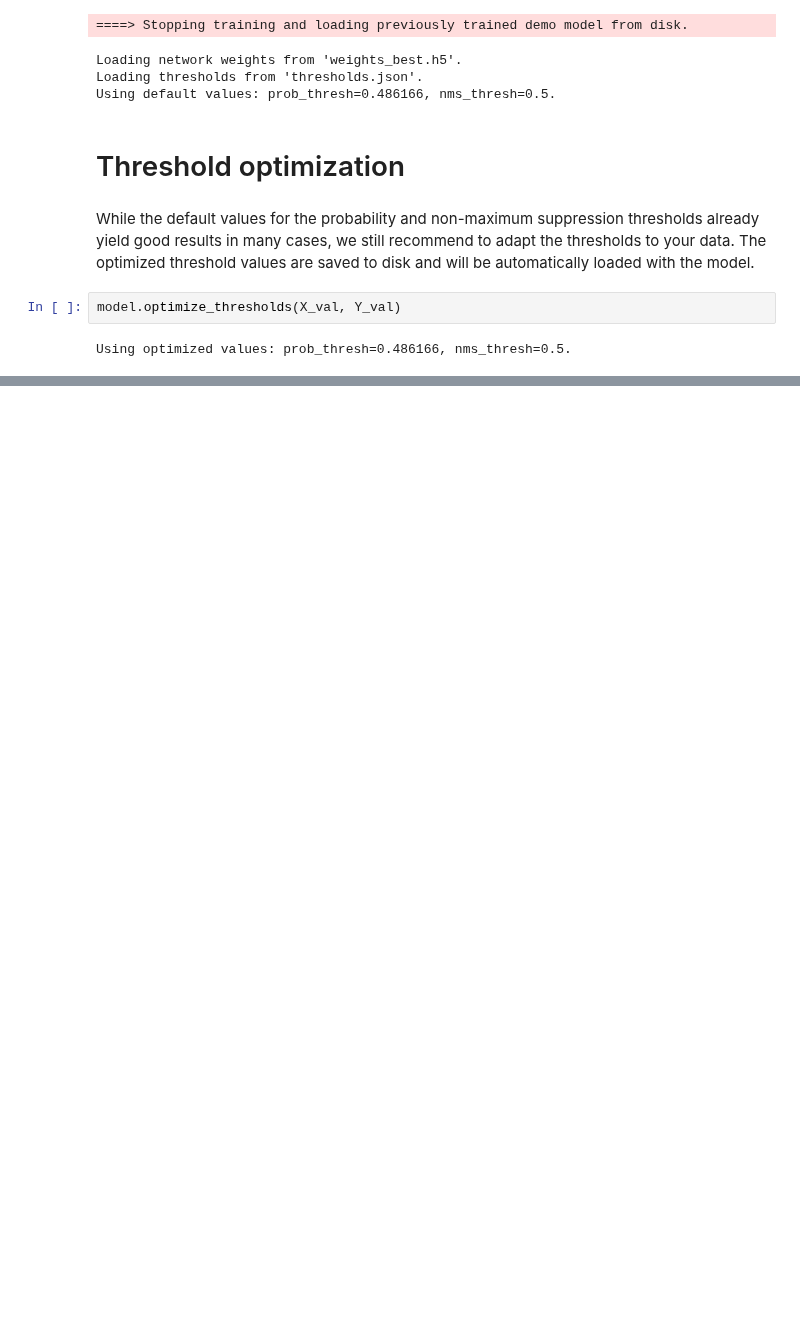
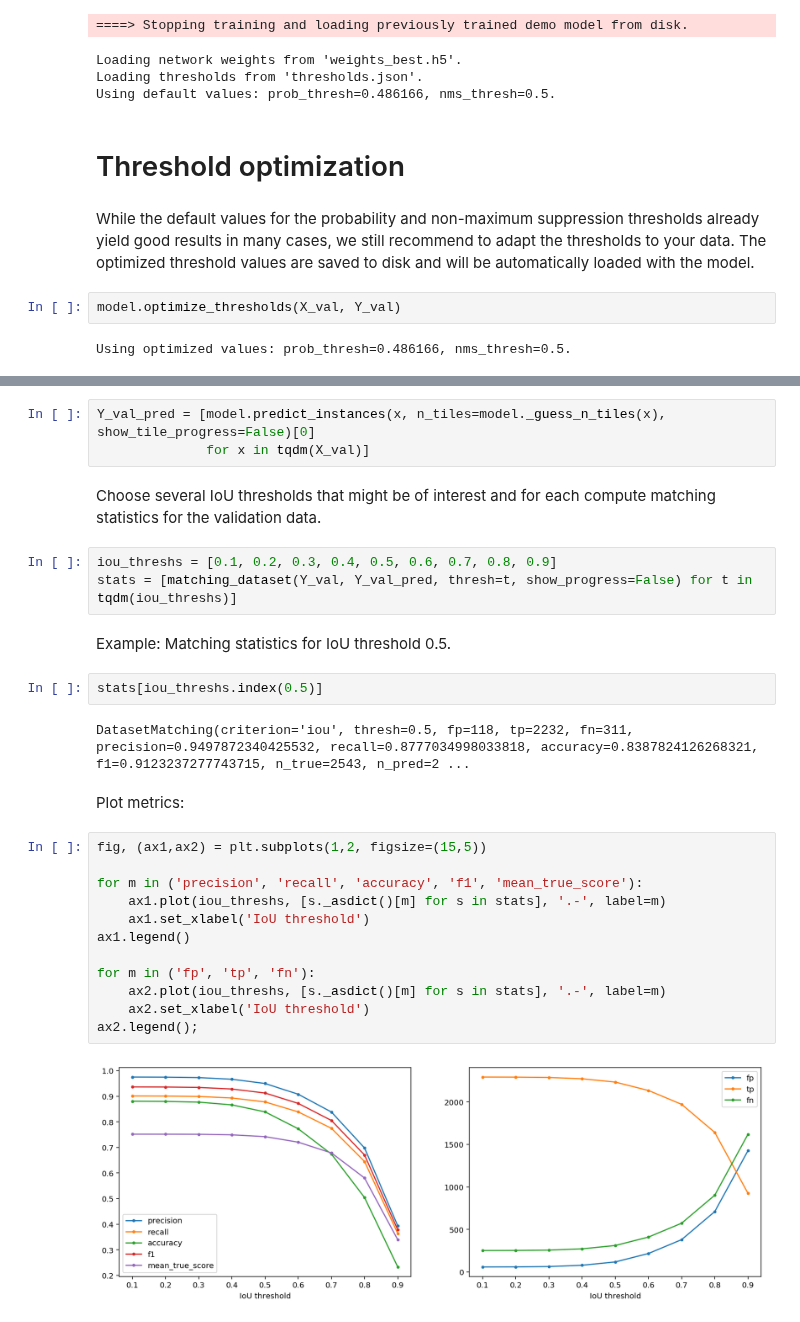
Before and after one commit to stardist/stardist, a Jupyter notebook: examples/2D/2_training.ipynb, the cells around one changed output, grey strips where cells are left out. Cells and saved outputs as stored; diff of their text form; blank space fills up the shorter version.

Commit message:
Improve notebooks (2D only at the moment)
- include matching evaluation after training
- show example how to save results to disk

```diff
--- a/examples/2D/2_training.ipynb
+++ b/examples/2D/2_training.ipynb
@@ -216,0 +226,30 @@ Using optimized values: prob_thresh=0.486166, nms_thresh=0.5.
+# %%
+Y_val_pred = [model.predict_instances(x, n_tiles=model._guess_n_tiles(x), show_tile_progress=False)[0]
+              for x in tqdm(X_val)]
+# %% [markdown]
+Choose several IoU thresholds that might be of interest and for each compute matching statistics for the validation data.
+# %%
+iou_threshs = [0.1, 0.2, 0.3, 0.4, 0.5, 0.6, 0.7, 0.8, 0.9]
+stats = [matching_dataset(Y_val, Y_val_pred, thresh=t, show_progress=False) for t in tqdm(iou_threshs)]
+# %% [markdown]
+Example: Matching statistics for IoU threshold 0.5.
+# %%
+stats[iou_threshs.index(0.5)]
+# %% [output]
+DatasetMatching(criterion='iou', thresh=0.5, fp=118, tp=2232, fn=311, precision=0.9497872340425532, recall=0.8777034998033818, accuracy=0.8387824126268321, f1=0.9123237277743715, n_true=2543, n_pred=2 ...
+# %% [markdown]
+Plot metrics:
+# %%
+fig, (ax1,ax2) = plt.subplots(1,2, figsize=(15,5))
+
+for m in ('precision', 'recall', 'accuracy', 'f1', 'mean_true_score'):
+    ax1.plot(iou_threshs, [s._asdict()[m] for s in stats], '.-', label=m)
+    ax1.set_xlabel('IoU threshold')
+ax1.legend()
+
+for m in ('fp', 'tp', 'fn'):
+    ax2.plot(iou_threshs, [s._asdict()[m] for s in stats], '.-', label=m)
+    ax2.set_xlabel('IoU threshold')
+ax2.legend();
+# %% [output]
+[figure, added]
```
Also changed, not shown: parts of 4 cells of this notebook, 2 other files.
